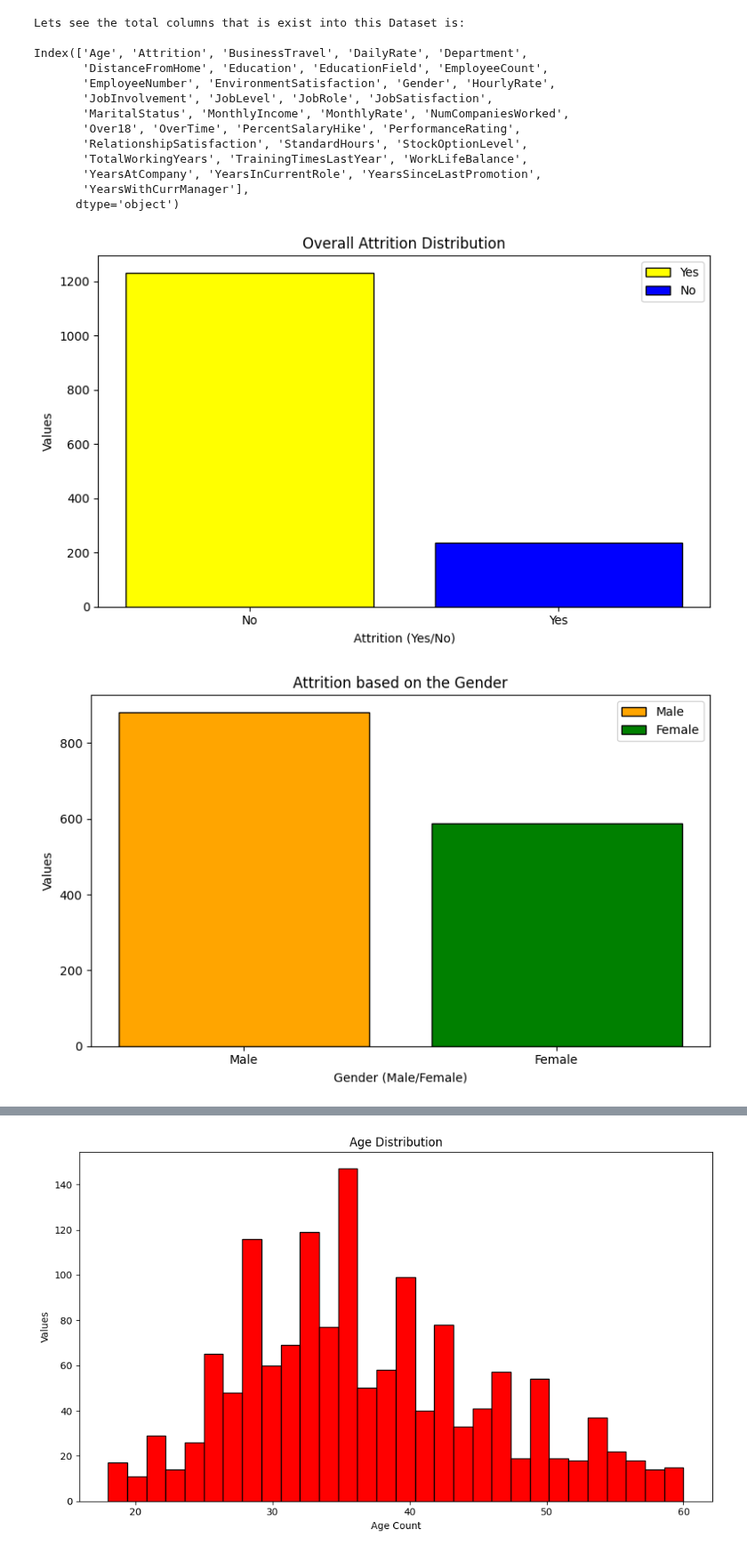
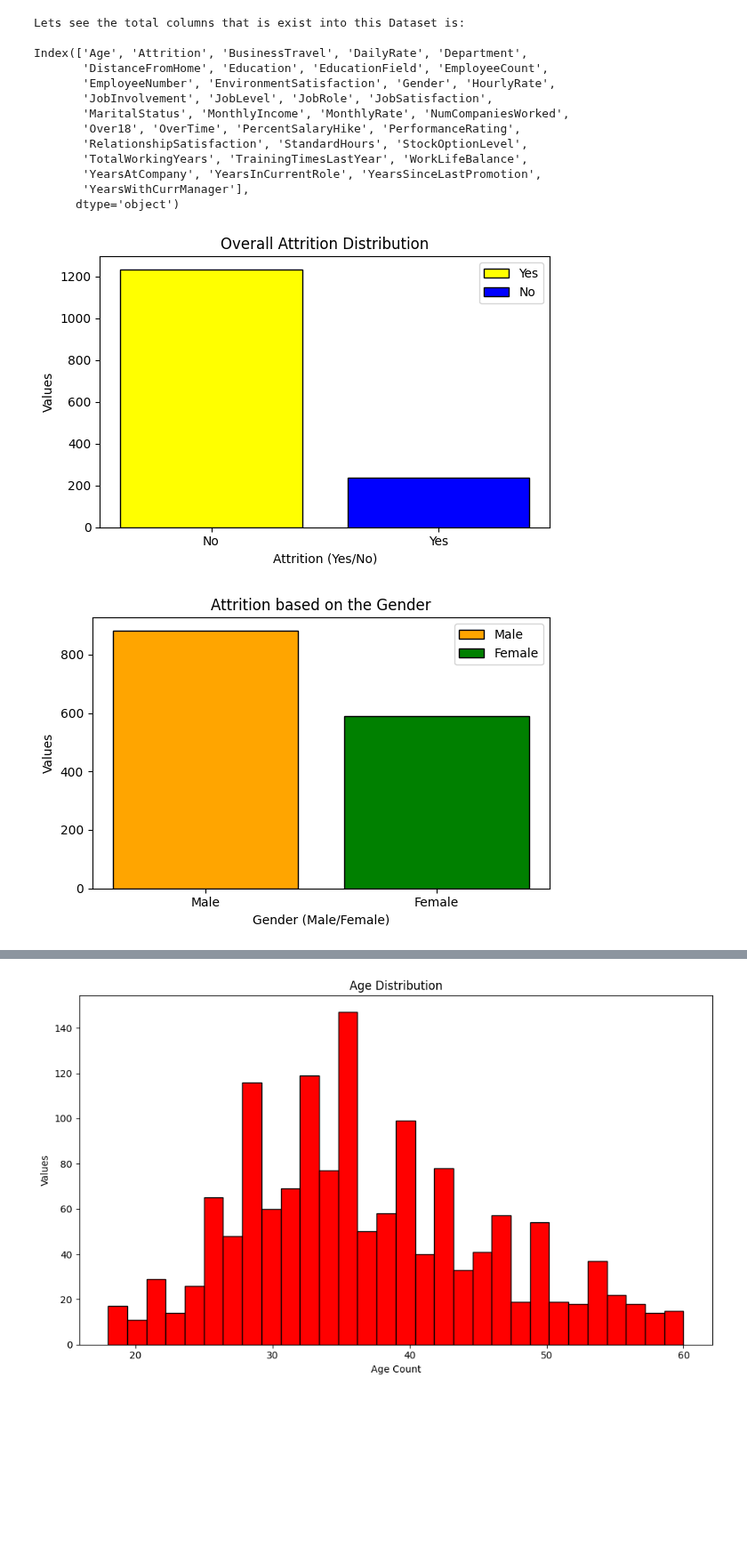
Before and after one commit to derravi/Employee_Attrition_Prediction_Using_Machine_Learning_-IBM_HR_Dataset-, a Jupyter notebook: Employee Attrition Prediction.ipynb, the cells around one changed output, grey strips where cells are left out. Shown at 89% size. Drawn from its saved outputs; the diff is of its cells as text; code cells hidden in the pictures; blank space fills up the shorter version.

```diff
--- a/Employee Attrition Prediction.ipynb
+++ b/Employee Attrition Prediction.ipynb
@@ -51,21 +51,21 @@ Index(['Age', 'Attrition', 'BusinessTravel', 'DailyRate', 'Department',
 # %%
 #make the Attrition distribution (Yes/No)
 
-plt.figure(figsize=(8,5))
+plt.figure(figsize=(6,4))
 plt.bar(df["Attrition"].value_counts().index,df["Attrition"].value_counts().values,color=["yellow","blue"],edgecolor="black",label=["Yes","No"])
 plt.title("Overall Attrition Distribution")
 plt.xlabel("Attrition (Yes/No)")
 plt.ylabel("Values")
 plt.legend(loc="upper right")
 plt.tight_layout()
 plt.savefig("Visualization Graphs/Overall Attrition Distribution.png",dpi=300,bbox_inches='tight')
 plt.show()
 # %% [output]
-[figure, old version]
+[figure, new version]
 # %%
 # Attrition based on the Gender
 
-plt.figure(figsize=(8,5))
+plt.figure(figsize=(6,4))
 plt.bar(df["Gender"].value_counts().index,
         df["Gender"].value_counts().values,
         color=["orange","green"],
@@ -81,7 +81,7 @@ plt.tight_layout()
 plt.savefig("Visualization Graphs/Attrition based on the Gender.png",dpi=300,bbox_inches='tight')
 plt.show()
 # %% [output]
-[figure, old version]
+[figure, new version]
 # %%
 #Raw Department Count
 
```
Also changed, not shown: parts of 2 cells of this notebook, 5 other files.
